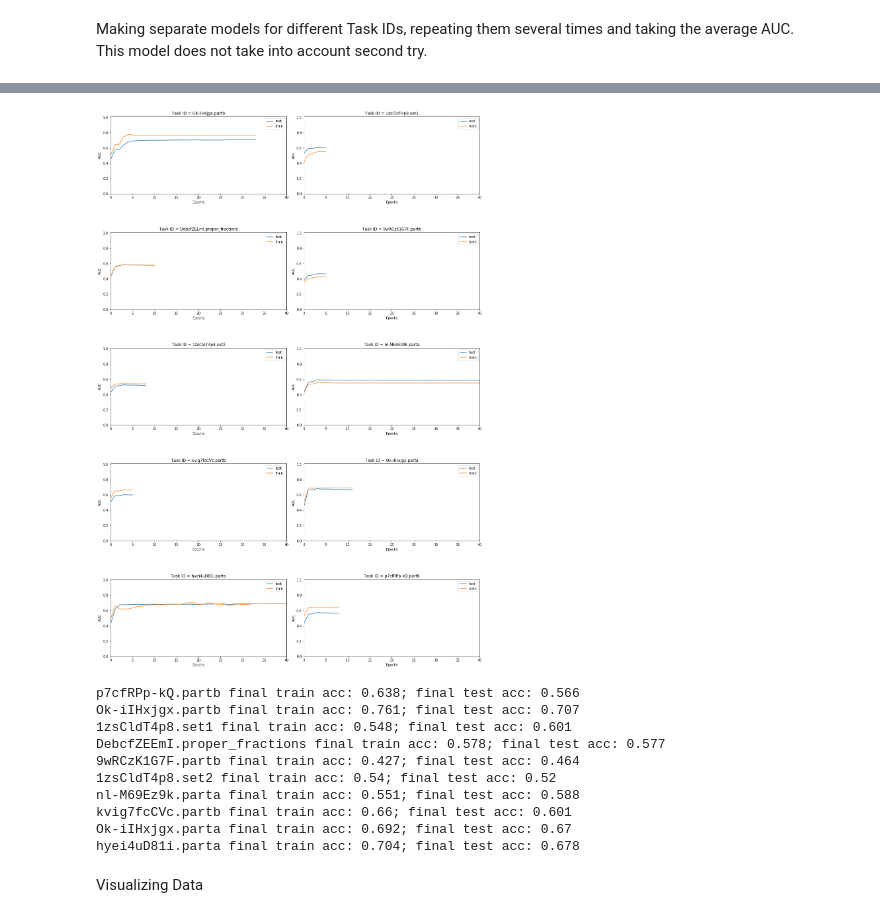
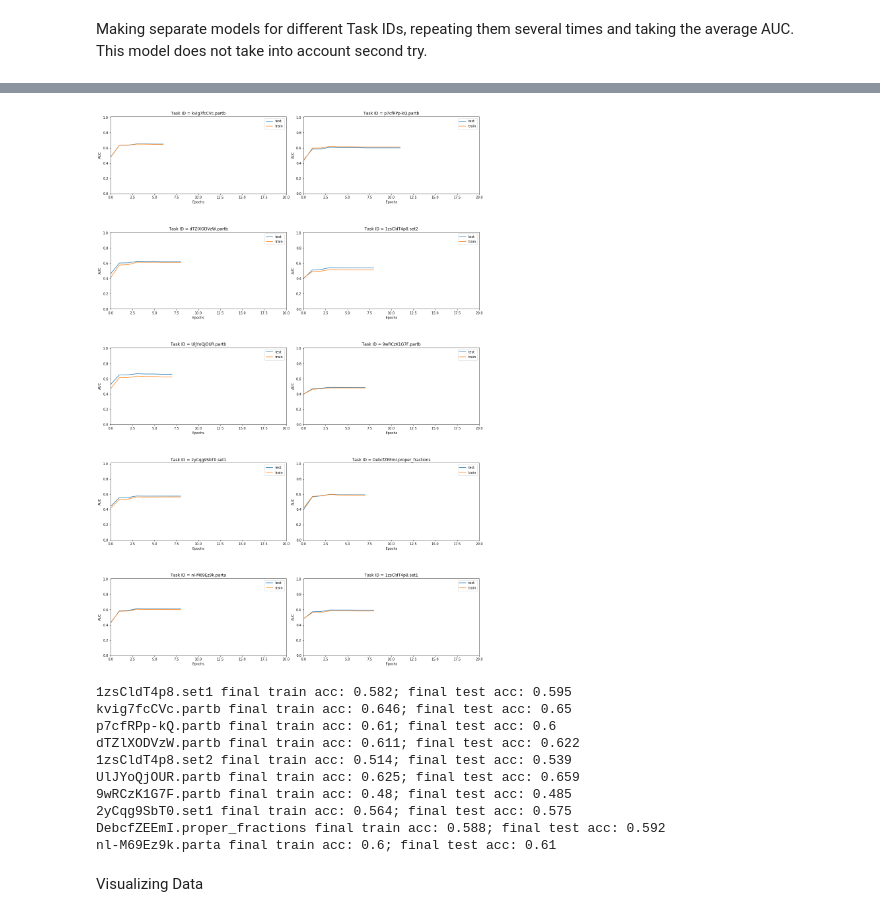
Before and after one commit to aroraakshit/deep_knowledge_tracing, a Jupyter notebook: notebooks/separate_models.ipynb, the cells around one changed output, grey strips where cells are left out. Cells and saved outputs as stored; diff of their text form; code cells hidden in the pictures.

```diff
--- a/notebooks/separate_models.ipynb
+++ b/notebooks/separate_models.ipynb
@@ -15,8 +15,8 @@ import matplotlib.pyplot as plt
 # %%
 filepath = "../data/student_vectors_n_task_10_n_limit_10000.json"
 filepath2 = "../../../student_vectors_n_task_10_n_limit_100000.json"
-student_vectors = json.load(open(filepath))
-student_vectors2 = json.load(open(filepath2))
+student_vectors2 = json.load(open(filepath))
+student_vectors = json.load(open(filepath2))
 # %%
 task_ids = []
 for i in student_vectors:
@@ -37,7 +37,8 @@ print(split)
 import math
 import numpy as np
 from sklearn.metrics import roc_auc_score
-def calculate_auc (y_true,y_pred,sequence_lengths=[]):
+from sklearn.metrics import roc_curve
+def calculate_auc (y_true,y_pred,sequence_lengths=[],plot=False):
     if sequence_lengths == []:
         return roc_auc_score(y_true, y_pred)
     else:
@@ -47,11 +48,19 @@ def calculate_auc (y_true,y_pred,sequence_lengths=[]):
         for i in range(len(y_true)): #per student
             for j in range(sequence_lengths[i]): #up to the sequence length
                 con_y_true[index] = y_true[i][j]
-                con_y_pred[index] = y_pred[i][j]
+                if(plot):
+                    con_y_pred[index] = y_pred[0][i][j]
+                else:
+                    con_y_pred[index] = y_pred[i][j]
                 index += 1
-        return roc_auc_score(con_y_true, con_y_pred)
+        fpr, tpr, thresholds = roc_curve(con_y_true, con_y_pred)
+        #print("tpr: "+str(tpr) + ", fpr: "+str(fpr) + ", thresholds: "+str(thresholds))
+        if(plot):
+            return [roc_auc_score(con_y_true, con_y_pred),fpr,tpr]
+        else:
+            return roc_auc_score(con_y_true, con_y_pred)
 
-def o_calculate_auc(true_all_tasks, predictions_all_tasks, sequence_lengths_all_tasks):
+def o_calculate_auc(true_all_tasks, predictions_all_tasks, sequence_lengths_all_tasks,plot=False):
     total = 0
     for i in sequence_lengths_all_tasks:
         total += sum(sequence_lengths_all_tasks[i])
@@ -64,7 +73,12 @@ def o_calculate_auc(true_all_tasks, predictions_all_tasks, sequence_lengths_all_
                 con_y_true[index] = true_all_tasks[i][j][k]
                 con_y_pred[index] = predictions_all_tasks[i][0][j][k]
                 index += 1
-    return roc_auc_score(con_y_true, con_y_pred)
+    fpr, tpr, thresholds = roc_curve(con_y_true, con_y_pred)
+    #print("tpr: "+str(tpr) + ", fpr: "+str(fpr) + ", thresholds: "+str(thresholds))
+    if(plot == True):
+        return [roc_auc_score(con_y_true, con_y_pred),fpr,tpr]
+    else:
+        return roc_auc_score(con_y_true, con_y_pred)
 # %%
 #recorders over task IDs
 test_AUC_all_tasks = {} #making AUC plot over epochs over all task IDs
@@ -234,34 +288,34 @@ Overall AUC train: 0.559038892803771, test: 0.5811526111415344
 # %%
 fig, axs = plt.subplots(5,2, figsize=(20, 30), facecolor='w', edgecolor='k')
 fig.subplots_adjust(hspace = .5, wspace=0.1)
 
 axs = axs.ravel()
 
 for i,value in enumerate(another_2):
     axs[i-1].plot(test_AUC_all_tasks[value],label='test')
     axs[i-1].plot(train_AUC_all_tasks[value],label='train')
     axs[i-1].set_ylim(0,1.01)
-    axs[i-1].set_xlim(0,40)
+    axs[i-1].set_xlim(0,20)
     axs[i-1].set_xlabel("Epochs")
     axs[i-1].set_ylabel("AUC")
     axs[i-1].legend(loc="best")
     axs[i-1].set_title("Task ID = "+str(value))
 # %% [output]
-[figure, old version]
+[figure, new version]
 # %%
 for i in another_2:
     print(i + " final train acc: " + str(round(train_AUC_all_tasks[i][-1],3)) + "; final test acc: "+str(round(test_AUC_all_tasks[i][-1],3)))
 # %% [output]
-p7cfRPp-kQ.partb final train acc: 0.638; final test acc: 0.566
-Ok-iIHxjgx.partb final train acc: 0.761; final test acc: 0.707
-1zsCldT4p8.set1 final train acc: 0.548; final test acc: 0.601
-DebcfZEEmI.proper_fractions final train acc: 0.578; final test acc: 0.577
-9wRCzK1G7F.partb final train acc: 0.427; final test acc: 0.464
-1zsCldT4p8.set2 final train acc: 0.54; final test acc: 0.52
-nl-M69Ez9k.parta final train acc: 0.551; final test acc: 0.588
-kvig7fcCVc.partb final train acc: 0.66; final test acc: 0.601
-Ok-iIHxjgx.parta final train acc: 0.692; final test acc: 0.67
-hyei4uD81i.parta final train acc: 0.704; final test acc: 0.678
+1zsCldT4p8.set1 final train acc: 0.582; final test acc: 0.595
+kvig7fcCVc.partb final train acc: 0.646; final test acc: 0.65
+p7cfRPp-kQ.partb final train acc: 0.61; final test acc: 0.6
+dTZlXODVzW.partb final train acc: 0.611; final test acc: 0.622
+1zsCldT4p8.set2 final train acc: 0.514; final test acc: 0.539
+UlJYoQjOUR.partb final train acc: 0.625; final test acc: 0.659
+9wRCzK1G7F.partb final train acc: 0.48; final test acc: 0.485
+2yCqg9SbT0.set1 final train acc: 0.564; final test acc: 0.575
+DebcfZEEmI.proper_fractions final train acc: 0.588; final test acc: 0.592
+nl-M69Ez9k.parta final train acc: 0.6; final test acc: 0.61
 # %% [markdown]
 Visualizing Data
 # %%
```
Also changed, not shown: parts of 9 cells of this notebook, 4 other files.
